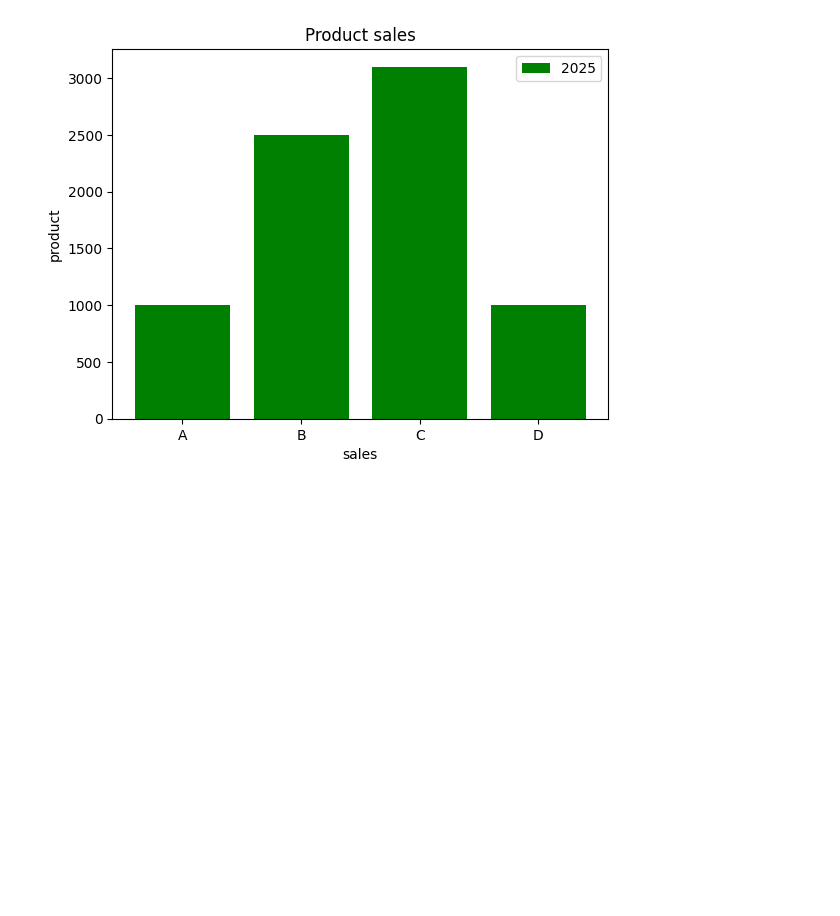
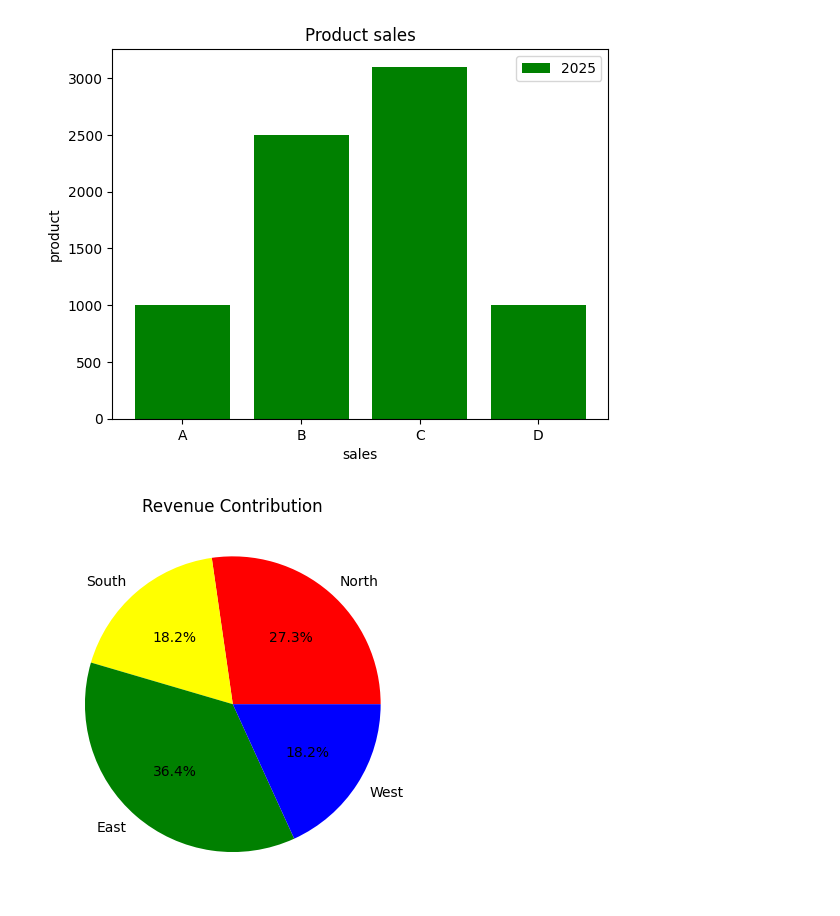
Before and after one commit to hetpatel1812/MachineLearning-Track, a Jupyter notebook: Day_6/MatPlotlib.ipynb, the cells around one changed output. Cells and saved outputs as stored; diff of their text form; code cells hidden in the pictures; blank space fills up the shorter version.

```diff
--- a/Day_6/MatPlotlib.ipynb
+++ b/Day_6/MatPlotlib.ipynb
@@ -48,3 +48,13 @@ plt.legend()
 plt.show()
 # %% [output]
 [figure]
+# %%
+import matplotlib.pyplot as plt
+#plt.pie(vales,label="",colors="",autopc="%1.1f%%")
+regions=["North","South","East","West"]
+revenue=[3000,2000,4000,2000]
+plt.pie(revenue,labels=regions,autopct="%1.1f%%",colors=['red','yellow','green','blue'])
+plt.title('Revenue Contribution')
+plt.show()
+# %% [output]
+[figure, added]
```
